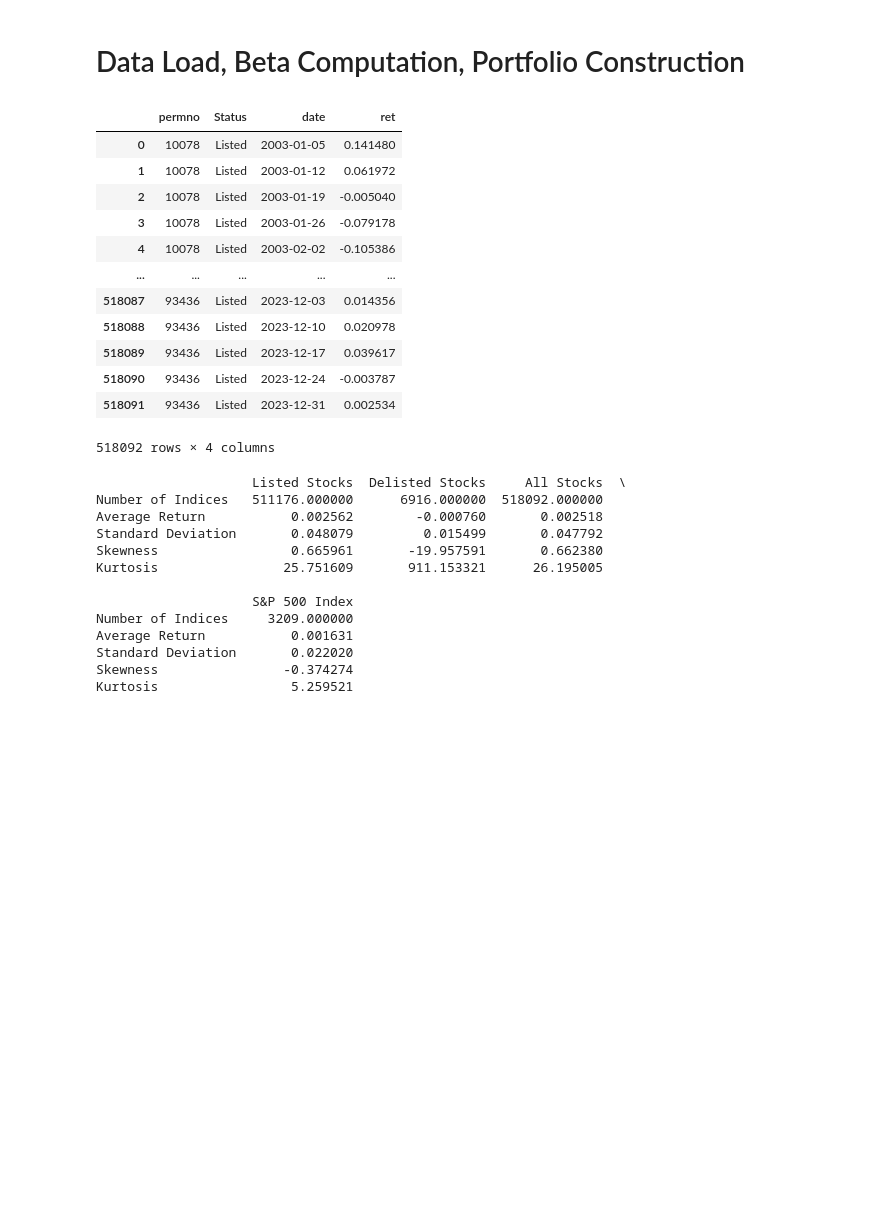
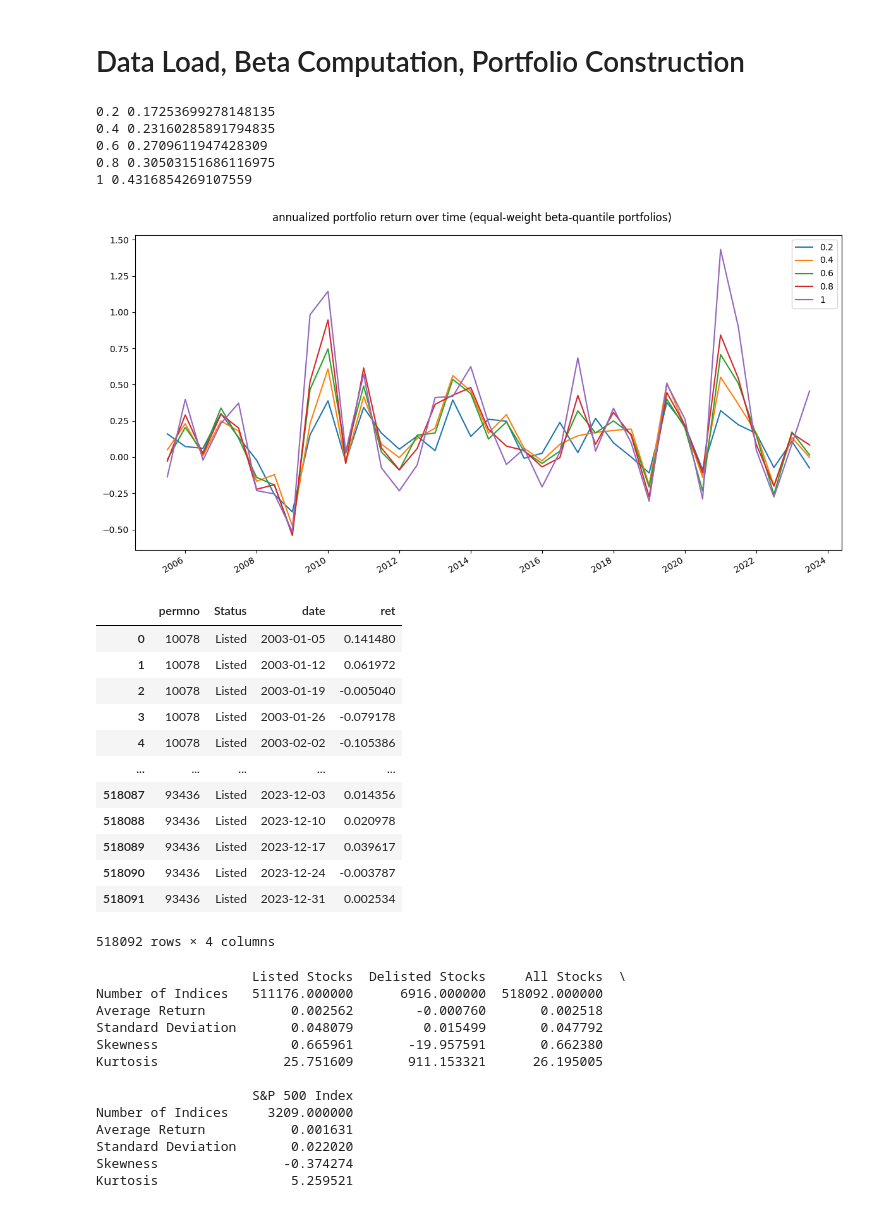
Before and after one commit to ostapenkovs/beta-based, a Jupyter notebook: notebooks/calc_betas_2.ipynb, the cells around one changed output. Drawn from its saved outputs; the diff is of its cells as text; code cells hidden in the pictures; blank space fills up the shorter version.

Commit message:
regular beta done

```diff
--- a/notebooks/calc_betas_2.ipynb
+++ b/notebooks/calc_betas_2.ipynb
@@ -1,8 +1,11 @@
 # %%
 from tqdm.notebook import tqdm
 import pickle
+from collections import defaultdict
 import numpy as np
 from numpy import log, log1p, exp, sqrt
 import pandas as pd
 import matplotlib.pyplot as plt
 import seaborn as sns
+
+ANN_FACTOR = 52
@@ -25,7 +30,9 @@ two_yr = pd.DateOffset(years=2)
 ub = lb + two_yr # window upper bound
 six_mo = pd.DateOffset(months=6)
 db = ub + six_mo # delisting bound
+quant_cutoffs = (0, 0.2, 0.4, 0.6, 0.8, 1)
 
+history = defaultdict(list)
 while db <= stocks.date.max():
     # paper's conditions: 2 yr window size, sliding in 6 mo. increments, delisting inclusion conditions
     m1 = (stocks.date >= lb) & (stocks.date < ub) & (stocks.start < lb) & (stocks.ending >= db)
@@ -47,12 +54,52 @@ while db <= stocks.date.max():
 
     beta = np.linalg.inv((x_train.T).dot(x_train)).dot(x_train.T).dot(y_train)[1, :]
 
+    ### DOWNSIDE AND UPSIDE BETA ###
+    # ...
+    ###
+
     # need to compute realized return over NEXT six mo
     # portfolio construction via beta quantiles (need to compute upside and downside beta first)
-    # ...
+    quant_vals = np.quantile(beta, quant_cutoffs)
+    for i in range(1, len(quant_vals)):
+        m3 = (beta >= quant_vals[i-1])
+        if i == len(quant_vals) - 1:
+            m3 = m3 & (beta <= quant_vals[i])
+        else:
+            m3 = m3 & (beta < quant_vals[i])
+
+        name_indices = np.where(m3)[0]
+        w = np.ones(len(name_indices)) # equal weight portfolio
+        w /= np.sum(w)
+        # annualized realized (future) return for ew portfolio based on beta quantile
+        # SIMPLE RETURN TO COMPUTE PORTFOLIO RETURN -> LOG RETURN TO COMPUTE MEAN & ANNUALIZED RETURN -> BACK TO SIMPLE RETURN
+        #   MUST HAPPEN!
+        realized = exp( log1p( (y_test.iloc[:, name_indices]).dot(w) ).mean() * ANN_FACTOR ) - 1
+        history[quant_cutoffs[i]].append(realized)
+
+    history['date'].append(db)
 
     lb = lb + six_mo
     ub = lb + two_yr
     db = ub + six_mo
+# %%
+# sanity check: higher beta portfolios have higher standard deviation of annualized return
+for i in range(1, len(quant_cutoffs)):
+    print(quant_cutoffs[i], np.std(history[quant_cutoffs[i]]))
+# %% [output]
+0.2 0.17253699278148135
+0.4 0.23160285891794835
+0.6 0.2709611947428309
+0.8 0.30503151686116975
+1 0.4316854269107559
+# %%
+fig, ax = plt.subplots(1, 1, figsize=(12, 6))
+for i in range(1, len(quant_cutoffs)):
+    sns.lineplot(x=history['date'], y=history[quant_cutoffs[i]], ax=ax, label=f'{quant_cutoffs[i]}')
+fig.autofmt_xdate()
+plt.suptitle('annualized portfolio return over time (equal-weight beta-quantile portfolios)')
+plt.tight_layout(); plt.show()
+# %% [output]
+[figure, added]
 # %%
 raise ValueError
```
Also changed, not shown: parts of 2 cells of this notebook.
